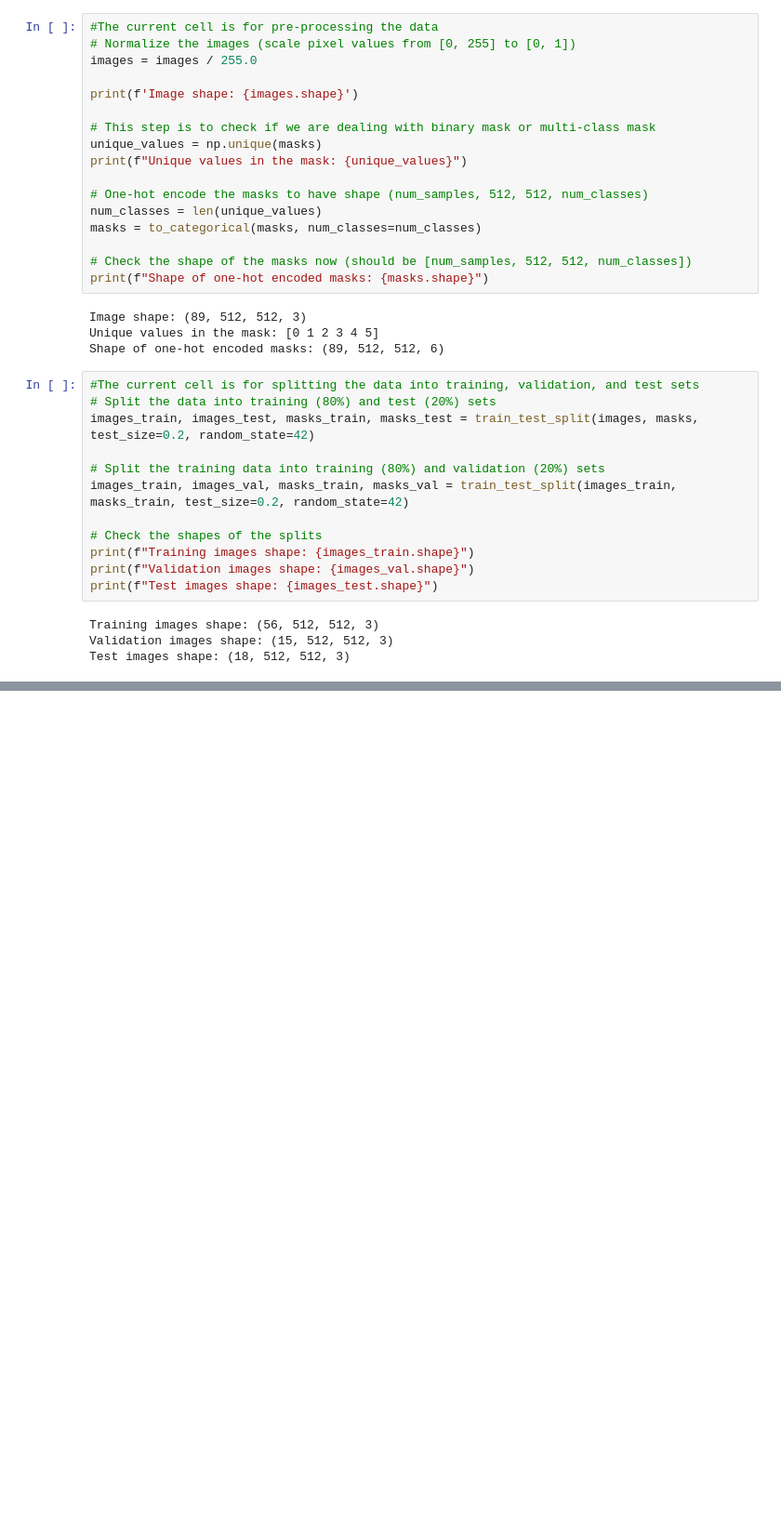
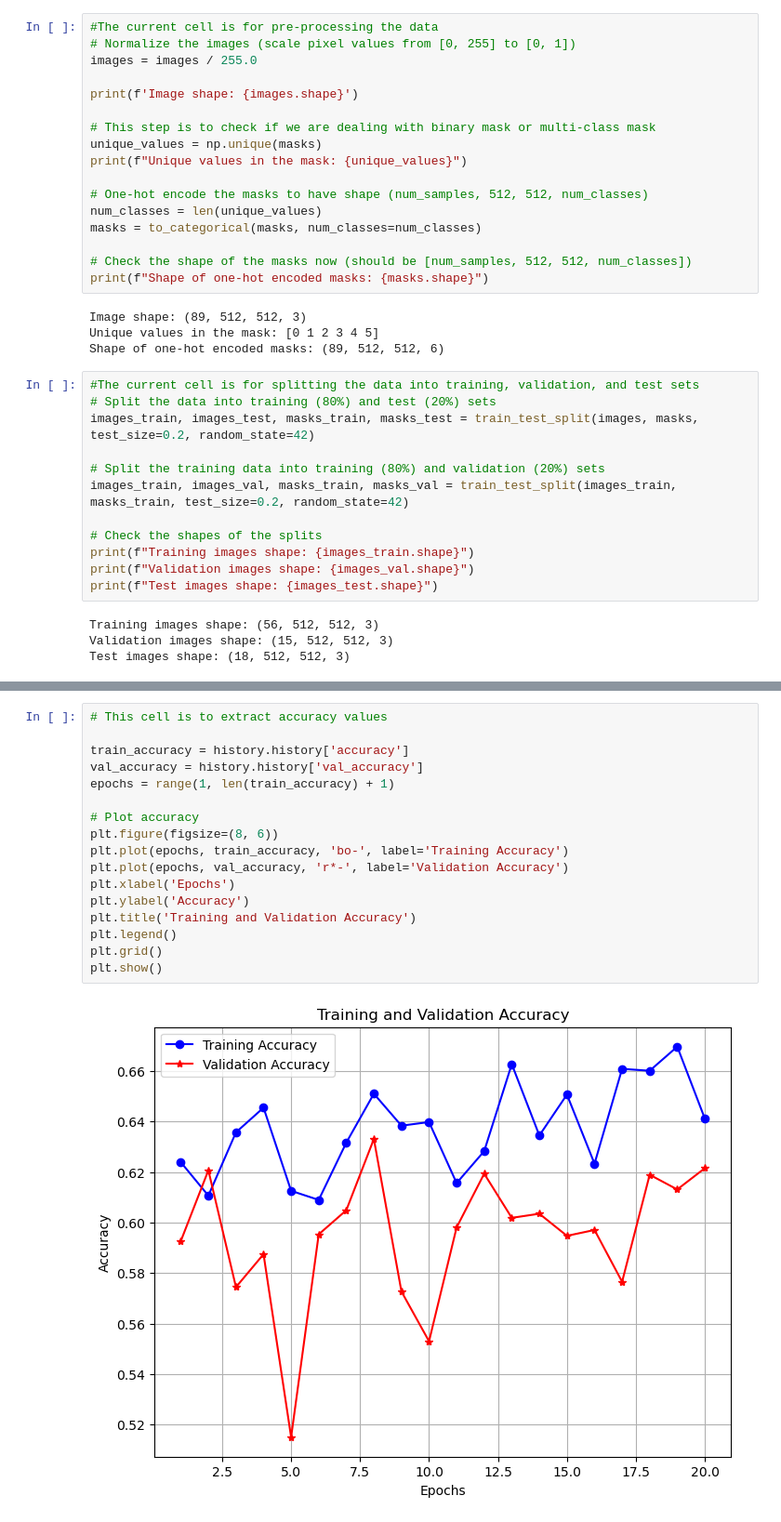
Before and after one commit to irregularBismuth/d7046e_project, a Jupyter notebook: pixel-wise cloud coverage (best model).ipynb, the cells around one changed output, grey strips where cells are left out. Shown at 93% size. Drawn from its saved outputs; the diff is of its cells as text; blank space fills up the shorter version.

```diff
--- a/pixel-wise cloud coverage (best model).ipynb
+++ b/pixel-wise cloud coverage (best model).ipynb
@@ -313,3 +291,22 @@ Test Loss: 1.218336582183838, Test Accuracy: 0.4764266610145569
+# %%
+# This cell is to extract accuracy values
+
+train_accuracy = history.history['accuracy']
+val_accuracy = history.history['val_accuracy']
+epochs = range(1, len(train_accuracy) + 1)
+
+# Plot accuracy
+plt.figure(figsize=(8, 6))
+plt.plot(epochs, train_accuracy, 'bo-', label='Training Accuracy')
+plt.plot(epochs, val_accuracy, 'r*-', label='Validation Accuracy')
+plt.xlabel('Epochs')
+plt.ylabel('Accuracy')
+plt.title('Training and Validation Accuracy')
+plt.legend()
+plt.grid()
+plt.show()
+# %% [output]
+[figure, added]
 # %%
 #The current cell is to predict and visualise the segmentation result
 
```
Also changed, not shown: parts of 5 cells of this notebook.
